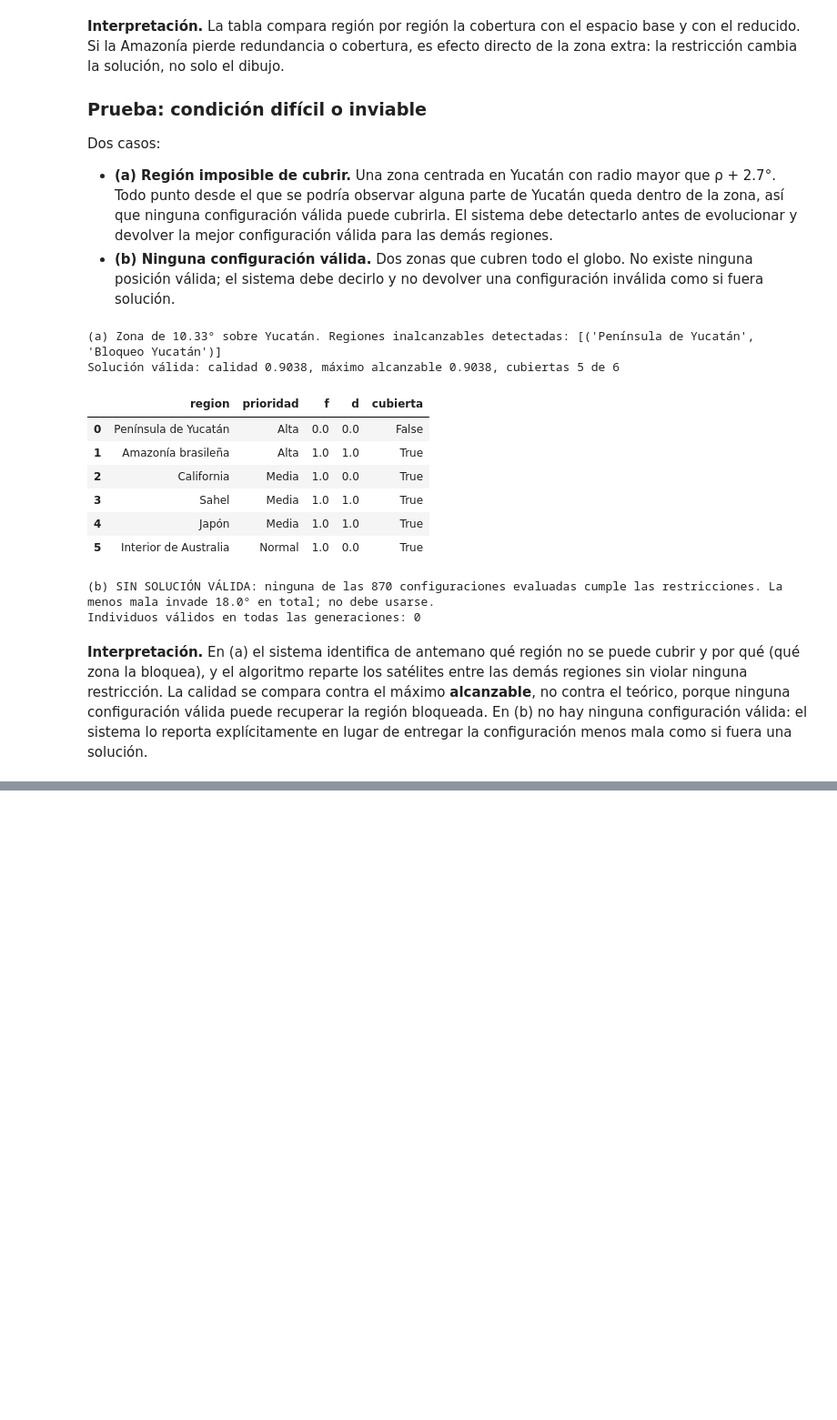
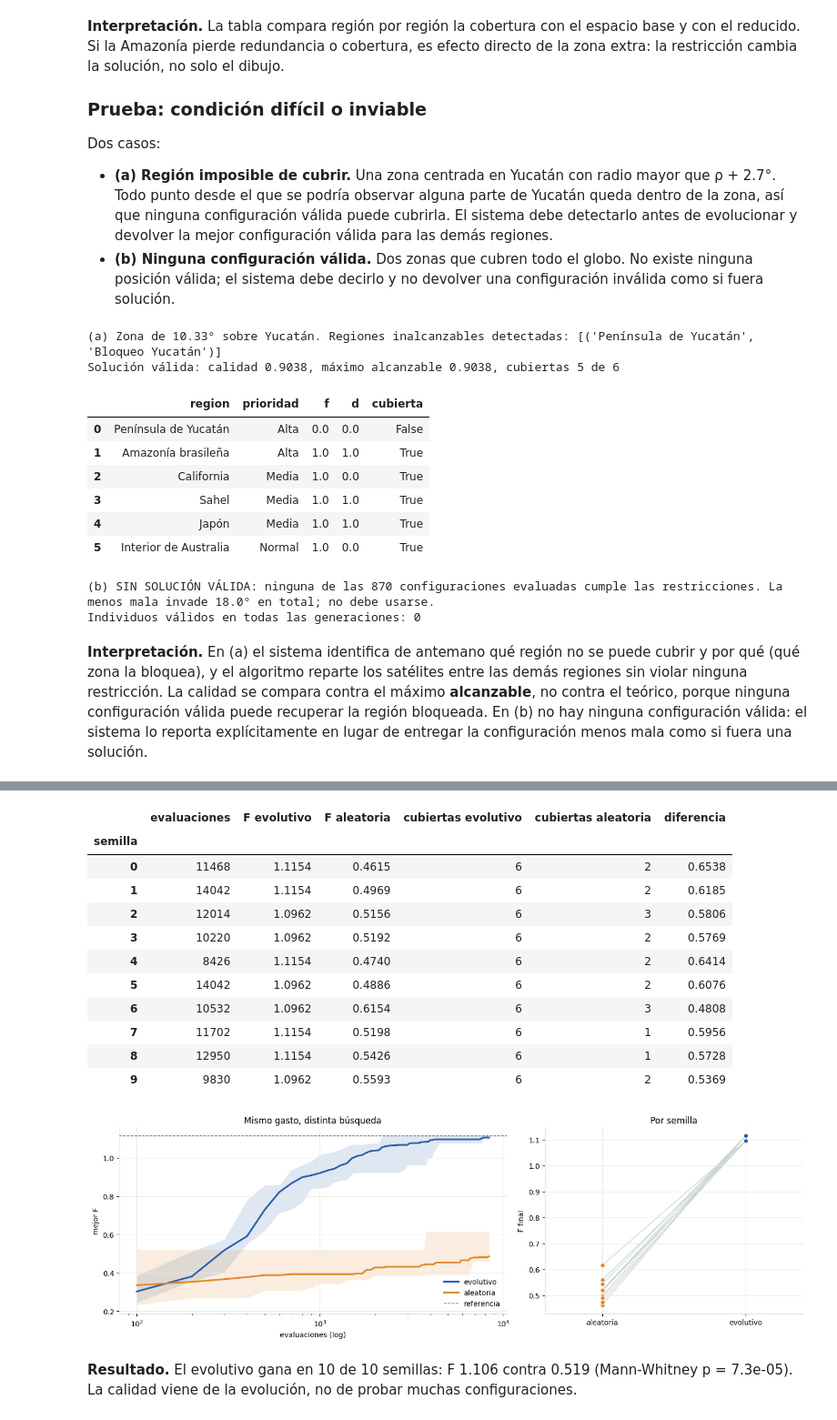
Before and after one commit to AlexRecaman/astroshield, a Jupyter notebook: astroshield.ipynb, the cells around one changed output, grey strips where cells are left out. Shown at 91% size. Drawn from its saved outputs; the diff is of its cells as text; code cells hidden in the pictures; blank space fills up the shorter version.

```diff
--- a/astroshield.ipynb
+++ b/astroshield.ipynb
@@ -1062,0 +1887,75 @@ Individuos válidos en todas las generaciones: 0
+# %%
+from scipy.stats import mannwhitneyu
+
+
+def busqueda_aleatoria(esc, presupuesto, semilla, cada=100):
+    rng = np.random.default_rng(semilla)
+    mejor, curva = None, []
+    for k in range(1, presupuesto + 1):
+        ind = reparar(rng, posiciones_aleatorias(rng, esc.n_satelites), esc)
+        ev = evaluar_con_restricciones(ind, esc)
+        if mejor is None or clave_deb(ev) > clave_deb(mejor["eval"]):
+            mejor = {"config": ind, "eval": ev}
+        if k % cada == 0 or k == presupuesto:
+            curva.append((k, mejor["eval"]["fitness"] if mejor["eval"]["violacion"] == 0 else np.nan))
+    mejor["curva"] = pd.DataFrame(curva, columns=["evaluaciones", "mejor"])
+    return mejor
+
+
+def curva_evolutivo(res):
+    p, h = res["params"], res["historial"]
+    return pd.DataFrame({"evaluaciones": p.poblacion + (p.poblacion - p.elitismo) * h["generacion"], "mejor": h["mejor_global"]})
+
+
+res_azar = [busqueda_aleatoria(esc_base, r["evaluaciones"], s) for r, s in zip(res_semillas, SEMILLAS)]
+tabla_azar = pd.DataFrame({
+    "evaluaciones": [r["evaluaciones"] for r in res_semillas],
+    "F evolutivo": [r["mejor"]["eval"]["fitness"] for r in res_semillas],
+    "F aleatoria": [a["eval"]["fitness"] for a in res_azar],
+    "cubiertas evolutivo": [r["mejor"]["eval"]["cubiertas"] for r in res_semillas],
+    "cubiertas aleatoria": [a["eval"]["cubiertas"] for a in res_azar],
+}, index=SEMILLAS).rename_axis("semilla")
+tabla_azar["diferencia"] = tabla_azar["F evolutivo"] - tabla_azar["F aleatoria"]
+display(tabla_azar.round(4))
+gana_ga = int((tabla_azar["diferencia"] > 0).sum())
+prueba_u = mannwhitneyu(tabla_azar["F evolutivo"], tabla_azar["F aleatoria"], alternative="greater")
+
+rejilla = np.arange(100, int(tabla_azar["evaluaciones"].min()) + 1, 100)
+ga_r = np.array([np.interp(rejilla, c["evaluaciones"], c["mejor"]) for c in map(curva_evolutivo, res_semillas)])
+az_r = np.array([np.interp(rejilla, a["curva"]["evaluaciones"], a["curva"]["mejor"]) for a in res_azar])
+with plt.rc_context(ESTILO):
+    fig, ax = plt.subplots(1, 2, figsize=(14, 4.6), gridspec_kw={"width_ratios": [1.5, 1]})
+    for datos, col, nombre in [(ga_r, PALETA["sat"], "evolutivo"), (az_r, PALETA["ocupada"], "aleatoria")]:
+        ax[0].fill_between(rejilla, np.nanmin(datos, 0), np.nanmax(datos, 0), color=col, alpha=0.15, lw=0)
+        ax[0].plot(rejilla, np.nanmedian(datos, 0), color=col, lw=2.4, label=nombre)
+    ax[0].axhline(F_MAX, ls="--", c=PALETA["gris"], lw=1, label="referencia")
+    ax[0].set_xscale("log")
+    ax[0].set(xlabel="evaluaciones (log)", ylabel="mejor F", title="Mismo gasto, distinta búsqueda")
+    ax[0].legend(frameon=False)
+    for s in SEMILLAS:
+        ax[1].plot([0, 1], tabla_azar.loc[s, ["F aleatoria", "F evolutivo"]], color="#c9d3cf", lw=1, zorder=1)
+    ax[1].scatter(np.zeros(10), tabla_azar["F aleatoria"], s=40, c=PALETA["ocupada"], ec="white", zorder=3)
+    ax[1].scatter(np.ones(10), tabla_azar["F evolutivo"], s=40, c=PALETA["sat"], ec="white", zorder=3)
+    ax[1].set_xticks([0, 1], ["aleatoria", "evolutivo"])
+    ax[1].set(xlim=(-0.4, 1.4), ylabel="F final", title="Por semilla")
+    plt.tight_layout()
+    plt.show()
+
+md(f"""**Resultado.** El evolutivo gana en {gana_ga} de {len(SEMILLAS)} semillas: F {tabla_azar['F evolutivo'].mean():.3f} contra {tabla_azar['F aleatoria'].mean():.3f}
+(Mann-Whitney p = {prueba_u.pvalue:.2g}). La calidad viene de la evolución, no de probar muchas configuraciones.""")
+# %% [output]
+|  | evaluaciones | F evolutivo | F aleatoria | cubiertas evolutivo | cubiertas aleatoria | diferencia |
+| semilla |  |  |  |  |  |  |
+| 0 | 11468 | 1.1154 | 0.4615 | 6 | 2 | 0.6538 |
+| 1 | 14042 | 1.1154 | 0.4969 | 6 | 2 | 0.6185 |
+| 2 | 12014 | 1.0962 | 0.5156 | 6 | 3 | 0.5806 |
+| 3 | 10220 | 1.0962 | 0.5192 | 6 | 2 | 0.5769 |
+| 4 | 8426 | 1.1154 | 0.4740 | 6 | 2 | 0.6414 |
+| 5 | 14042 | 1.0962 | 0.4886 | 6 | 2 | 0.6076 |
+| 6 | 10532 | 1.0962 | 0.6154 | 6 | 3 | 0.4808 |
+| 7 | 11702 | 1.1154 | 0.5198 | 6 | 1 | 0.5956 |
+| 8 | 12950 | 1.1154 | 0.5426 | 6 | 1 | 0.5728 |
+| 9 | 9830 | 1.0962 | 0.5593 | 6 | 2 | 0.5369 |
+[figure, added]
+**Resultado.** El evolutivo gana en 10 de 10 semillas: F 1.106 contra 0.519
+(Mann-Whitney p = 7.3e-05). La calidad viene de la evolución, no de probar muchas configuraciones.
```
Also changed, not shown: parts of 24 cells of this notebook.
